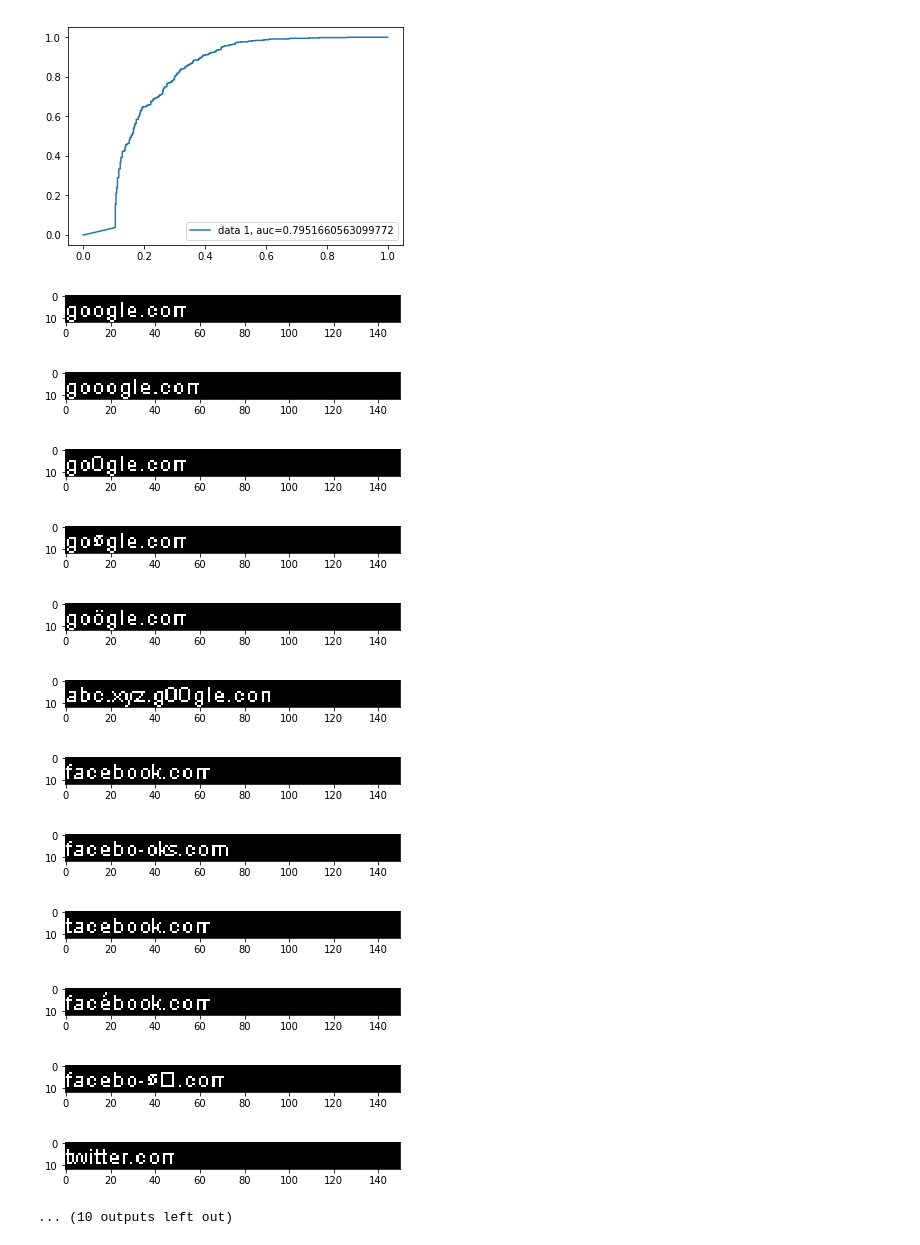
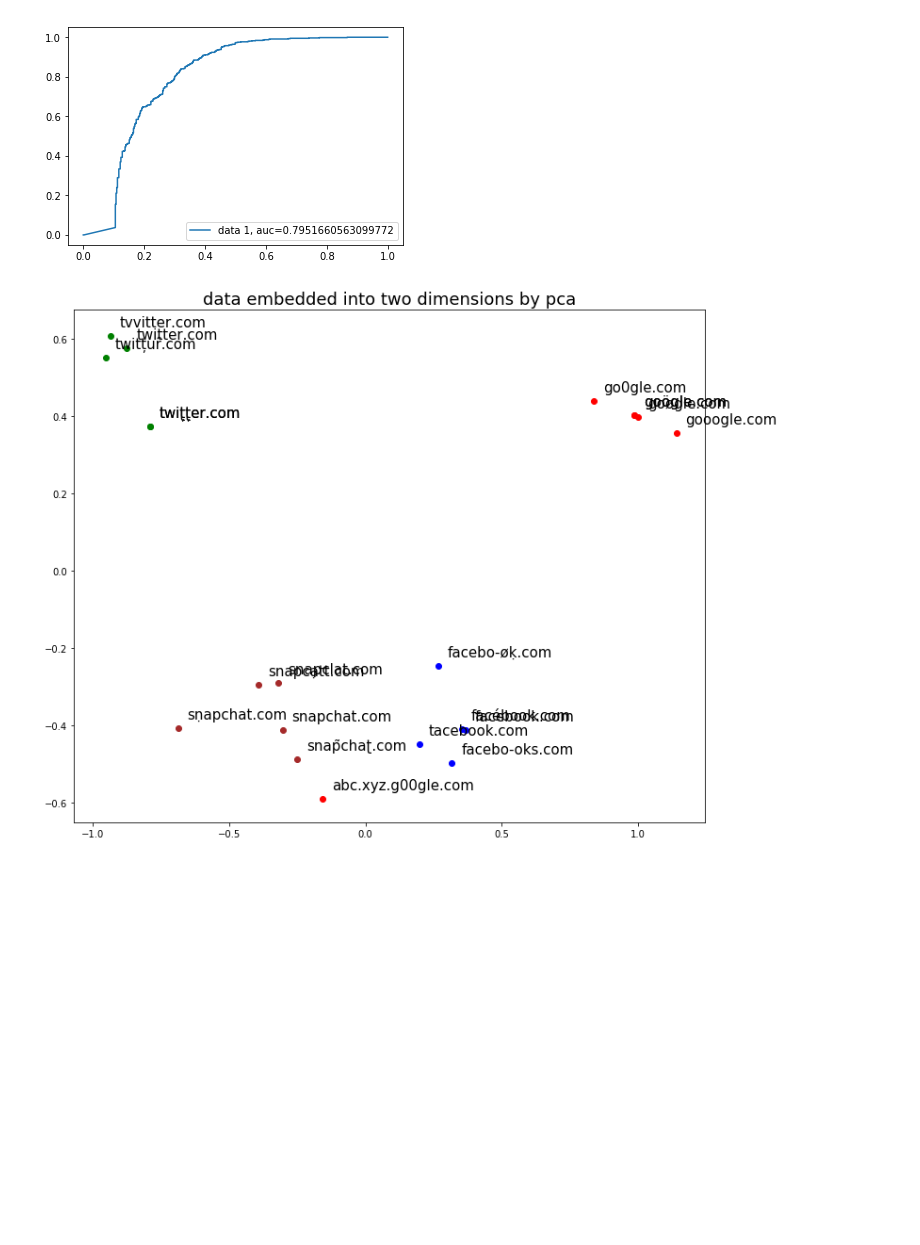
Before and after one commit to horiazegheru/homoglyph-siamese-cnn, a Jupyter notebook: Homoglyph.ipynb, the cells around one changed output. Cells and saved outputs as stored; diff of their text form; code cells hidden in the pictures; blank space fills up the shorter version.

```diff
--- a/Homoglyph.ipynb
+++ b/Homoglyph.ipynb
@@ -425,50 +420,39 @@ pyplot.show()
 # torch.save(siamese, PATHDOM)
 # torch.save(siamese.state_dict(),"siameseprocsd.pt")
 loaded_state_dict = torch.load('siameseprocsd.pt')
-x = Siamese_CNN().to(device)
-x.load_state_dict(loaded_state_dict)
+loaded = Siamese_CNN().to(device)
+loaded.load_state_dict(loaded_state_dict)
 # loaded = torch.load(PATHPROC)
 # %%
 pca_test = ['google.com', 'gooogle.com', 'go0gle.com', 'goøgle.com', 'goögle.com', 'abc.xyz.g00gle.com',
             'facebook.com', 'facebo-oks.com', 'tacebook.com', 'facébook.com', 'facebo-øḳ.com',
             'twitter.com', 'tvvitter.com', 'twițțer.com', 'twitțuȓ.com', 'twiʈʈer.com',
             'snapchat.com', 'snapcạtt.com', 'snapclat.com', 'snap̃chaʈ.com', 'sṇapchat.com']
 pca_images_test = torch.tensor(generate_imgs(pca_test, font_location, font_size, image_size, text_location))
-for ii in range(len(pca_test)):
-    iii = pca_images_test[ii].reshape((12, 150))
-    pyplot.figure()
-    pyplot.imshow(iii, cmap="gray")
+
+# for ii in range(len(pca_test)):
+#     iii = pca_images_test[ii].reshape((12, 150))
+#     pyplot.figure()
+#     pyplot.imshow(iii, cmap="gray")
 
 pca_images_test = pca_images_test.to(device)
 
-outputs = x(pca_images_test[:10], pca_images_test[10:])
+outputs = loaded(pca_images_test[:10], pca_images_test[10:])
 labels = [0, 0, 0, 0, 0, 0, 1, 1, 1, 1, 1, 2, 2, 2, 2, 2, 3, 3, 3, 3, 3]
 colors = ['red', 'blue', 'green', 'brown']
 
 from sklearn.decomposition import IncrementalPCA
 ipca = IncrementalPCA(n_components=2, batch_size=20)
 pca_embedded = ipca.fit_transform(outputs.cpu().detach().numpy())
 fig, ax = pyplot.subplots(figsize=(12, 10))
 
 
 for i,type in enumerate(labels):
     x = pca_embedded[i][0]
     y = pca_embedded[i][1]
     pyplot.scatter(x, y, marker='o', color=colors[labels[i]])
     pyplot.annotate(pca_test[i], (x, y), fontsize=15, xytext=(10, 10), textcoords='offset points')
 pyplot.title("data embedded into two dimensions by pca", fontsize=18)
 pyplot.show()
 # %% [output]
-[figure, old version]
+[figure, new version]
-[figure, removed]
-[figure, removed]
-[figure, removed]
-[figure, removed]
-[figure, removed]
-[figure, removed]
-[figure, removed]
-[figure, removed]
-[figure, removed]
-[figure, removed]
-[figure, removed]
-... (10 outputs left out)
```
Also changed, not shown: parts of 9 cells of this notebook, 2 other files.
